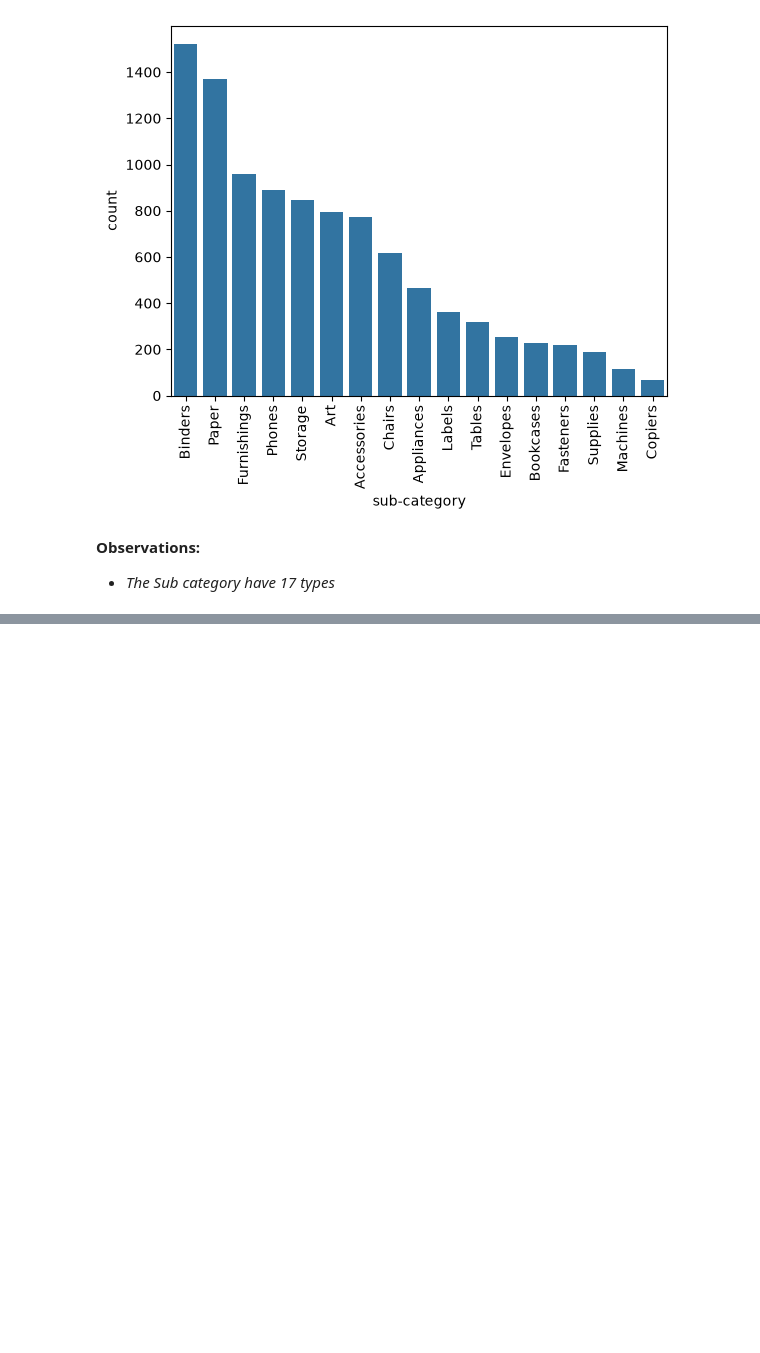
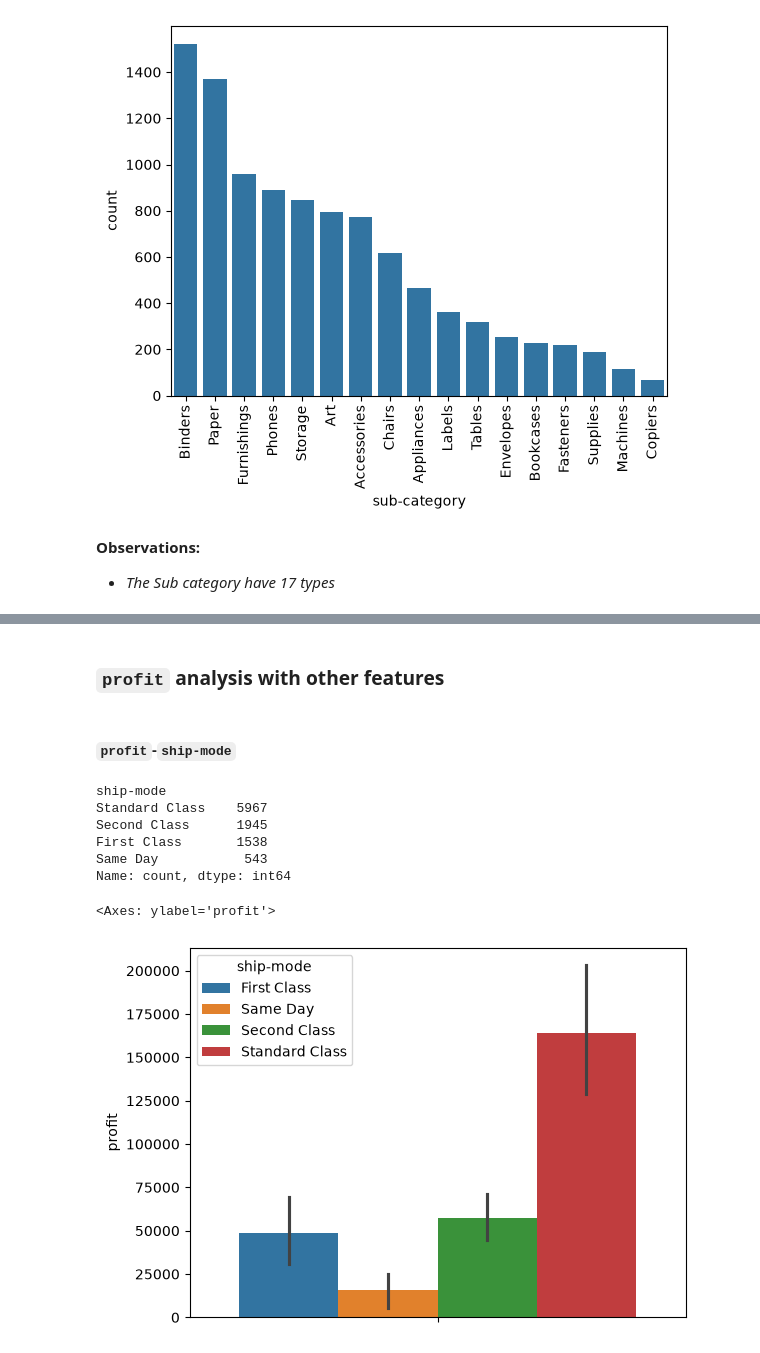
Before and after one commit to OnkarGhadage/superstore-sales-analysis, a Jupyter notebook: notebooks/eda.ipynb, the cells around one changed output, grey strips where cells are left out. Saved outputs shown, nothing was run; the diff lists cells and outputs as text; code cells hidden in the pictures; blank space fills up the shorter version.

Commit message:
Add Bivariate analysis

```diff
--- a/notebooks/eda.ipynb
+++ b/notebooks/eda.ipynb
@@ -428,0 +436,18 @@ plt.show()
+# %% [markdown]
+### `profit` analysis with other features
+# %% [markdown]
+#### `profit`-`ship-mode`
+# %%
+df['ship-mode'].value_counts()
+# %% [output]
+ship-mode
+Standard Class    5967
+Second Class      1945
+First Class       1538
+Same Day           543
+Name: count, dtype: int64
+# %%
+sns.barplot(data=df, y='profit', hue='ship-mode', estimator='sum')
+# %% [output]
+<Axes: ylabel='profit'>
+[figure, added]
```
Also changed, not shown: parts of 55 cells of this notebook.
